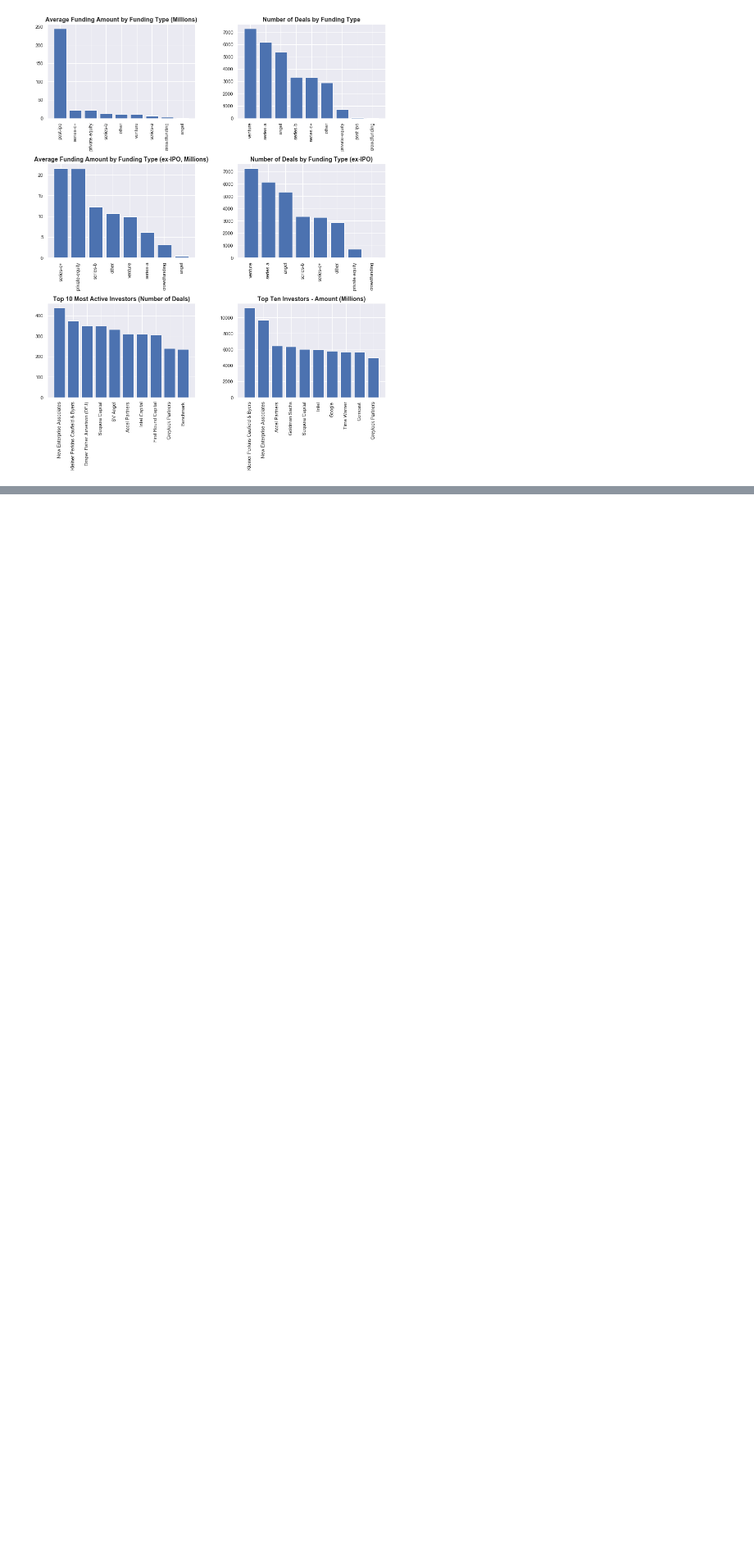
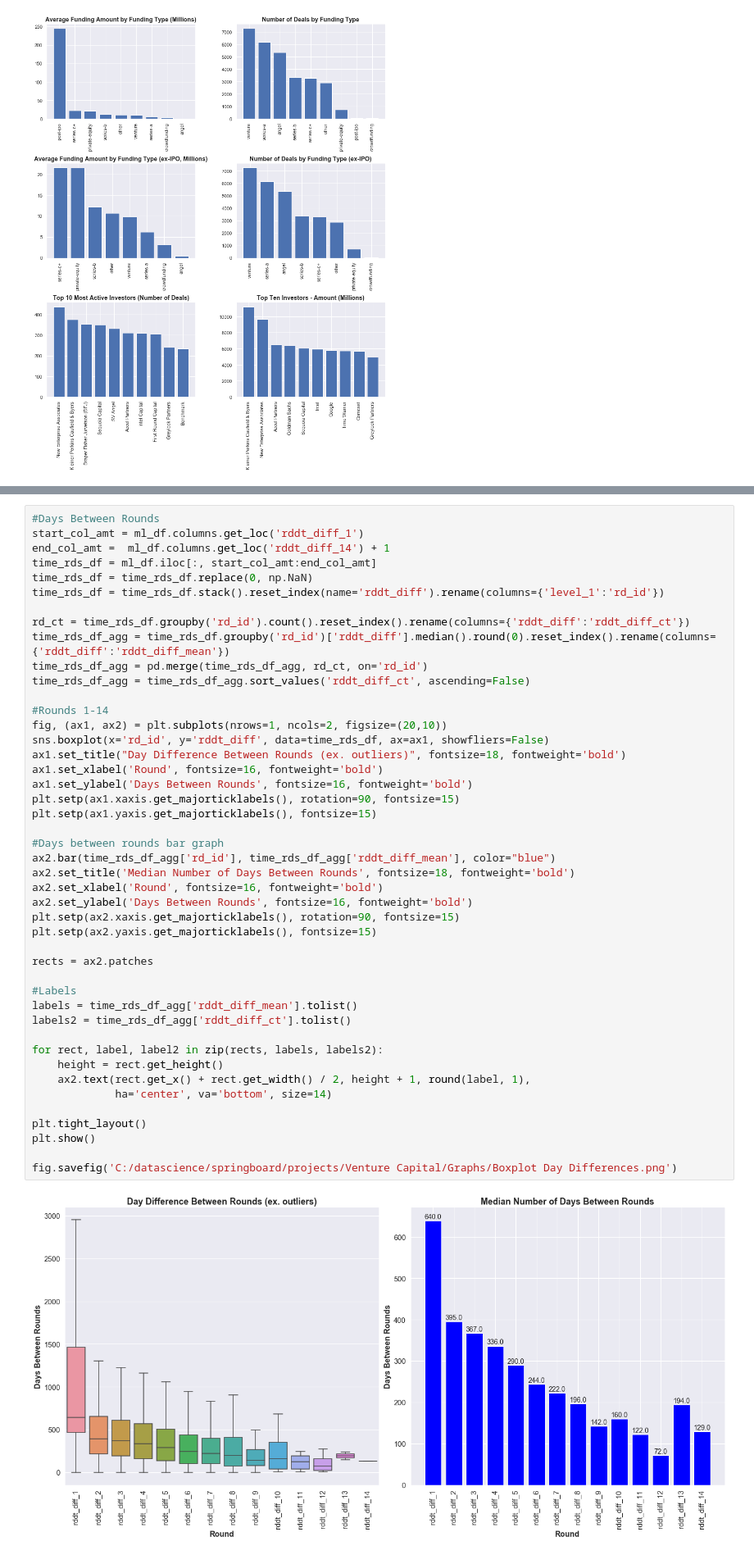
Before and after one commit to KKanoe/Projects, a Jupyter notebook: venture capital project/Venture Capital EDA.ipynb, the cells around one changed output, grey strips where cells are left out. Shown: that part at 82% size. Drawn from its saved outputs; the diff is of its cells as text; blank space fills up the shorter version.

```diff
--- a/venture capital project/Venture Capital EDA.ipynb
+++ b/venture capital project/Venture Capital EDA.ipynb
@@ -240,3 +174,50 @@ inv_ct_df = inv_ct_df.sort_values('inv_ct_ct', ascending=False)
+# %%
+#Days Between Rounds
+start_col_amt = ml_df.columns.get_loc('rddt_diff_1')
+end_col_amt =  ml_df.columns.get_loc('rddt_diff_14') + 1
+time_rds_df = ml_df.iloc[:, start_col_amt:end_col_amt]
+time_rds_df = time_rds_df.replace(0, np.NaN)
+time_rds_df = time_rds_df.stack().reset_index(name='rddt_diff').rename(columns={'level_1':'rd_id'})
+
+rd_ct = time_rds_df.groupby('rd_id').count().reset_index().rename(columns={'rddt_diff':'rddt_diff_ct'})
+time_rds_df_agg = time_rds_df.groupby('rd_id')['rddt_diff'].median().round(0).reset_index().rename(columns={'rddt_diff':'rddt_diff_mean'})
+time_rds_df_agg = pd.merge(time_rds_df_agg, rd_ct, on='rd_id')
+time_rds_df_agg = time_rds_df_agg.sort_values('rddt_diff_ct', ascending=False)
+
+#Rounds 1-14
+fig, (ax1, ax2) = plt.subplots(nrows=1, ncols=2, figsize=(20,10))
+sns.boxplot(x='rd_id', y='rddt_diff', data=time_rds_df, ax=ax1, showfliers=False)
+ax1.set_title("Day Difference Between Rounds (ex. outliers)", fontsize=18, fontweight='bold')
+ax1.set_xlabel('Round', fontsize=16, fontweight='bold')
+ax1.set_ylabel('Days Between Rounds', fontsize=16, fontweight='bold')
+plt.setp(ax1.xaxis.get_majorticklabels(), rotation=90, fontsize=15)
+plt.setp(ax1.yaxis.get_majorticklabels(), fontsize=15)
+
+#Days between rounds bar graph
+ax2.bar(time_rds_df_agg['rd_id'], time_rds_df_agg['rddt_diff_mean'], color="blue")
+ax2.set_title('Median Number of Days Between Rounds', fontsize=18, fontweight='bold')
+ax2.set_xlabel('Round', fontsize=16, fontweight='bold')
+ax2.set_ylabel('Days Between Rounds', fontsize=16, fontweight='bold')
+plt.setp(ax2.xaxis.get_majorticklabels(), rotation=90, fontsize=15)
+plt.setp(ax2.yaxis.get_majorticklabels(), fontsize=15)
+
+rects = ax2.patches
+
+#Labels
+labels = time_rds_df_agg['rddt_diff_mean'].tolist()
+labels2 = time_rds_df_agg['rddt_diff_ct'].tolist()
+
+for rect, label, label2 in zip(rects, labels, labels2):
+    height = rect.get_height()
+    ax2.text(rect.get_x() + rect.get_width() / 2, height + 1, round(label, 1),
+             ha='center', va='bottom', size=14)
+
+plt.tight_layout()
+plt.show()
+
+fig.savefig('C:/datascience/springboard/projects/Venture Capital/Graphs/Boxplot Day Differences.png')
+# %% [output]
+[figure, added]
 # %%
 #Look at potential time features to assess ranges
 time_df = comp_sum_df[['status','found_to_fund_days','first_to_last_fund_days','last_to_acq_days', 'found_to_acq_days','first_fund_to_acq_days']].set_index('status')
```
Also changed, not shown: parts of 8 cells of this notebook, 5 other files.
